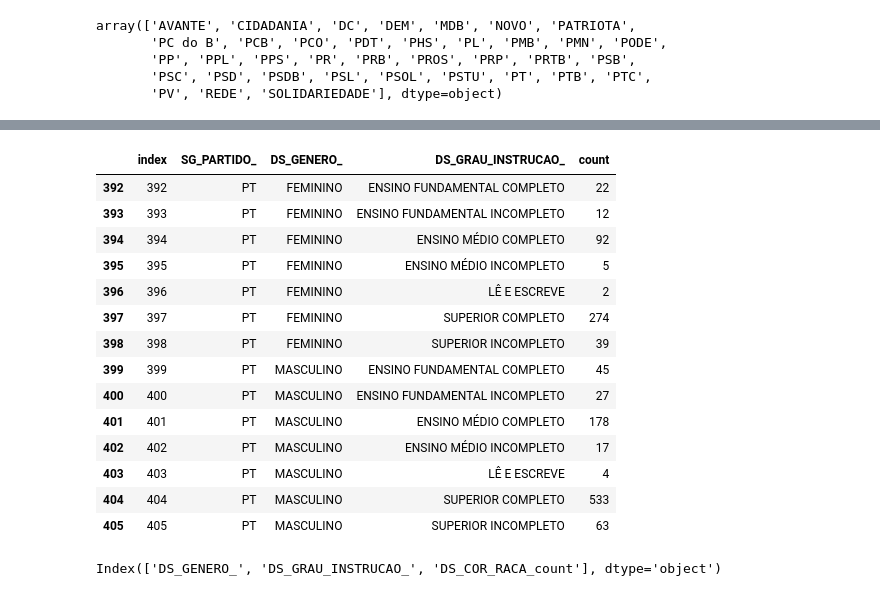
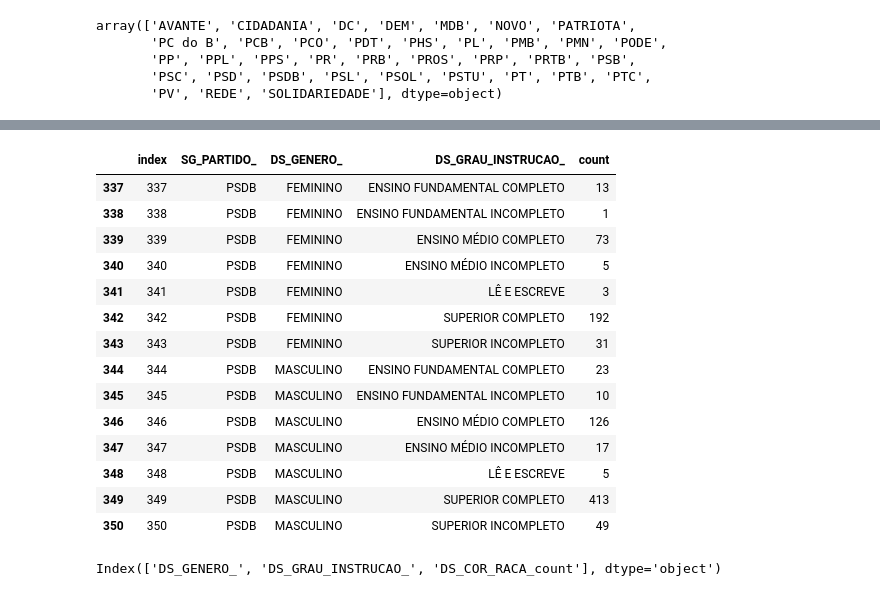
Before and after one commit to flaakira/Project--exercises, a Jupyter notebook: python/Brazil_elections_2018.ipynb, the cells around one changed output, grey strips where cells are left out. Saved outputs shown, nothing was run; the diff lists cells and outputs as text; code cells hidden in the pictures.

```diff
--- a/python/Brazil_elections_2018.ipynb
+++ b/python/Brazil_elections_2018.ipynb
@@ -492,21 +533,21 @@ plt.bar(teste['DS_GRAU_INSTRUCAO_'], teste['count'])
 # %%
-dt7.loc[dt7['SG_PARTIDO_']=='PT']
+dt7.loc[dt7['SG_PARTIDO_']=='PSDB']
 # %% [output]
 |  | index | SG_PARTIDO_ | DS_GENERO_ | DS_GRAU_INSTRUCAO_ | count |
-| 392 | 392 | PT | FEMININO | ENSINO FUNDAMENTAL COMPLETO | 22 |
-| 393 | 393 | PT | FEMININO | ENSINO FUNDAMENTAL INCOMPLETO | 12 |
-| 394 | 394 | PT | FEMININO | ENSINO MÉDIO COMPLETO | 92 |
-| 395 | 395 | PT | FEMININO | ENSINO MÉDIO INCOMPLETO | 5 |
-| 396 | 396 | PT | FEMININO | LÊ E ESCREVE | 2 |
-| 397 | 397 | PT | FEMININO | SUPERIOR COMPLETO | 274 |
-| 398 | 398 | PT | FEMININO | SUPERIOR INCOMPLETO | 39 |
-| 399 | 399 | PT | MASCULINO | ENSINO FUNDAMENTAL COMPLETO | 45 |
-| 400 | 400 | PT | MASCULINO | ENSINO FUNDAMENTAL INCOMPLETO | 27 |
-| 401 | 401 | PT | MASCULINO | ENSINO MÉDIO COMPLETO | 178 |
-| 402 | 402 | PT | MASCULINO | ENSINO MÉDIO INCOMPLETO | 17 |
-| 403 | 403 | PT | MASCULINO | LÊ E ESCREVE | 4 |
-| 404 | 404 | PT | MASCULINO | SUPERIOR COMPLETO | 533 |
-| 405 | 405 | PT | MASCULINO | SUPERIOR INCOMPLETO | 63 |
+| 337 | 337 | PSDB | FEMININO | ENSINO FUNDAMENTAL COMPLETO | 13 |
+| 338 | 338 | PSDB | FEMININO | ENSINO FUNDAMENTAL INCOMPLETO | 1 |
+| 339 | 339 | PSDB | FEMININO | ENSINO MÉDIO COMPLETO | 73 |
+| 340 | 340 | PSDB | FEMININO | ENSINO MÉDIO INCOMPLETO | 5 |
+| 341 | 341 | PSDB | FEMININO | LÊ E ESCREVE | 3 |
+| 342 | 342 | PSDB | FEMININO | SUPERIOR COMPLETO | 192 |
+| 343 | 343 | PSDB | FEMININO | SUPERIOR INCOMPLETO | 31 |
+| 344 | 344 | PSDB | MASCULINO | ENSINO FUNDAMENTAL COMPLETO | 23 |
+| 345 | 345 | PSDB | MASCULINO | ENSINO FUNDAMENTAL INCOMPLETO | 10 |
+| 346 | 346 | PSDB | MASCULINO | ENSINO MÉDIO COMPLETO | 126 |
+| 347 | 347 | PSDB | MASCULINO | ENSINO MÉDIO INCOMPLETO | 17 |
+| 348 | 348 | PSDB | MASCULINO | LÊ E ESCREVE | 5 |
+| 349 | 349 | PSDB | MASCULINO | SUPERIOR COMPLETO | 413 |
+| 350 | 350 | PSDB | MASCULINO | SUPERIOR INCOMPLETO | 49 |
 # %%
 dt8=dataframe.groupby(['DS_GENERO', 'DS_GRAU_INSTRUCAO']).agg({'DS_COR_RACA':['count']}).reset_index()
 # %%
```
Also changed, not shown: parts of 7 cells of this notebook.
